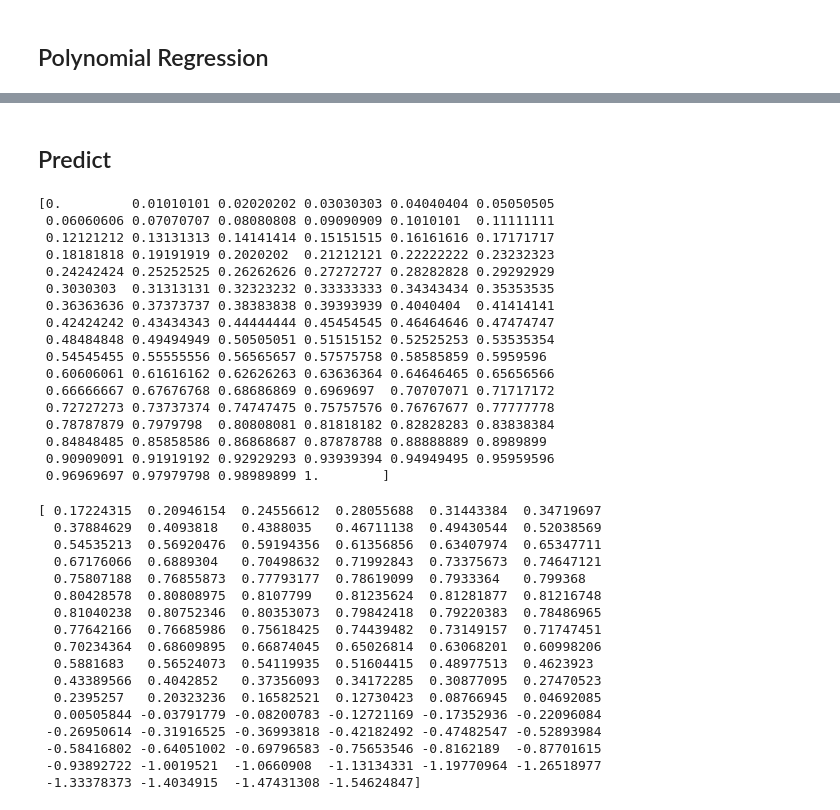
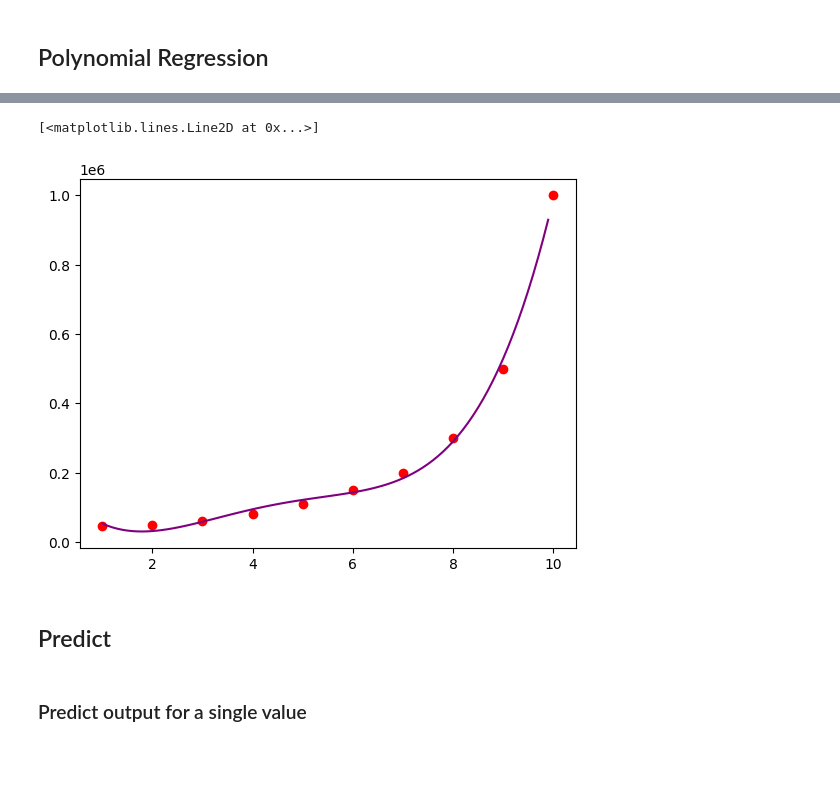
Before and after one commit to paulang1807/learn-ml, a Jupyter notebook: ScikitLearn-RegressionBasics.ipynb, the cells around one changed output, grey strips where cells are left out. Saved outputs shown, nothing was run; the diff lists cells and outputs as text; code cells hidden in the pictures; blank space fills up the shorter version.

```diff
--- a/ScikitLearn-RegressionBasics.ipynb
+++ b/ScikitLearn-RegressionBasics.ipynb
@@ -131,23 +522,12 @@ Estimated function: y = 0.17 + 3.74x + -5.46x1
+# %%
+# Plot smoother curve for polynomial regression predictions for degree 4
+# using a finer grain of data
+X_fin = np.arange(min(X), max(X), 0.1)
+X_fin = X_fin.reshape((len(X_fin), 1))
+plt.scatter(X, y, color = 'red')
+plt.plot(X_fin, lr4.predict(pf4.fit_transform(X_fin)), color = 'purple')
+# %% [output]
+[<matplotlib.lines.Line2D at 0x...>]
+[figure, added]
 # %% [markdown]
 ## Predict
-# %%
-X_test = np.linspace(0, 1, 100)
-print(X_test)
-# %% [output]
-[0.         0.01010101 0.02020202 0.03030303 0.04040404 0.05050505
- 0.06060606 0.07070707 0.08080808 0.09090909 0.1010101  0.11111111
- 0.12121212 0.13131313 0.14141414 0.15151515 0.16161616 0.17171717
- 0.18181818 0.19191919 0.2020202  0.21212121 0.22222222 0.23232323
- 0.24242424 0.25252525 0.26262626 0.27272727 0.28282828 0.29292929
- 0.3030303  0.31313131 0.32323232 0.33333333 0.34343434 0.35353535
- 0.36363636 0.37373737 0.38383838 0.39393939 0.4040404  0.41414141
- 0.42424242 0.43434343 0.44444444 0.45454545 0.46464646 0.47474747
- 0.48484848 0.49494949 0.50505051 0.51515152 0.52525253 0.53535354
- 0.54545455 0.55555556 0.56565657 0.57575758 0.58585859 0.5959596
- 0.60606061 0.61616162 0.62626263 0.63636364 0.64646465 0.65656566
- 0.66666667 0.67676768 0.68686869 0.6969697  0.70707071 0.71717172
- 0.72727273 0.73737374 0.74747475 0.75757576 0.76767677 0.77777778
- 0.78787879 0.7979798  0.80808081 0.81818182 0.82828283 0.83838384
- 0.84848485 0.85858586 0.86868687 0.87878788 0.88888889 0.8989899
- 0.90909091 0.91919192 0.92929293 0.93939394 0.94949495 0.95959596
- 0.96969697 0.97979798 0.98989899 1.        ]
@@ -158,21 +534,2 @@ X2_test = pf.fit_transform(X_test[:, np.newaxis])
-# %%
-Y_test = lr.predict(X2_test)
-print(Y_test)
-# %% [output]
-[ 0.17224315  0.20946154  0.24556612  0.28055688  0.31443384  0.34719697
-  0.37884629  0.4093818   0.4388035   0.46711138  0.49430544  0.52038569
-  0.54535213  0.56920476  0.59194356  0.61356856  0.63407974  0.65347711
-  0.67176066  0.6889304   0.70498632  0.71992843  0.73375673  0.74647121
-  0.75807188  0.76855873  0.77793177  0.78619099  0.7933364   0.799368
-  0.80428578  0.80808975  0.8107799   0.81235624  0.81281877  0.81216748
-  0.81040238  0.80752346  0.80353073  0.79842418  0.79220383  0.78486965
-  0.77642166  0.76685986  0.75618425  0.74439482  0.73149157  0.71747451
-  0.70234364  0.68609895  0.66874045  0.65026814  0.63068201  0.60998206
-  0.5881683   0.56524073  0.54119935  0.51604415  0.48977513  0.4623923
-  0.43389566  0.4042852   0.37356093  0.34172285  0.30877095  0.27470523
-  0.2395257   0.20323236  0.16582521  0.12730423  0.08766945  0.04692085
-  0.00505844 -0.03791779 -0.08200783 -0.12721169 -0.17352936 -0.22096084
- -0.26950614 -0.31916525 -0.36993818 -0.42182492 -0.47482547 -0.52893984
- -0.58416802 -0.64051002 -0.69796583 -0.75653546 -0.8162189  -0.87701615
- -0.93892722 -1.0019521  -1.0660908  -1.13134331 -1.19770964 -1.26518977
- -1.33378373 -1.4034915  -1.47431308 -1.54624847]
+# %% [markdown]
+### Predict output for a single value
```
Also changed, not shown: parts of 63 cells of this notebook, 5 other files.
